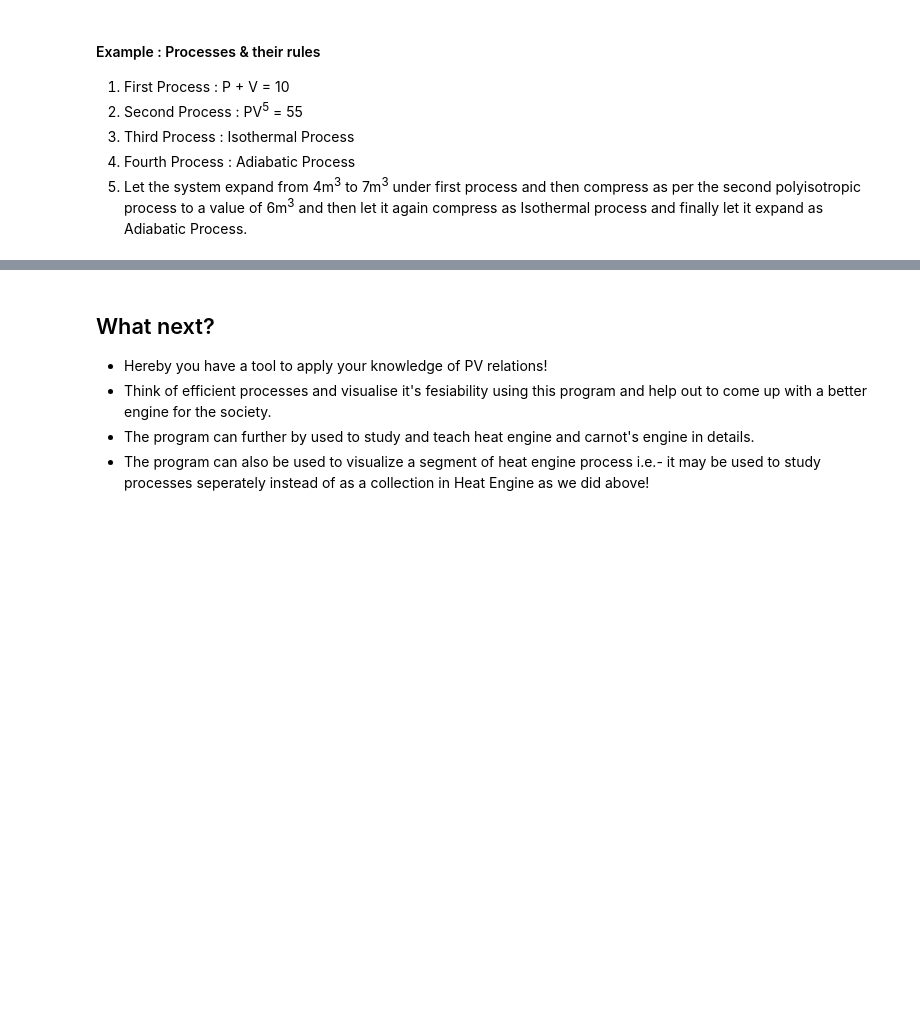
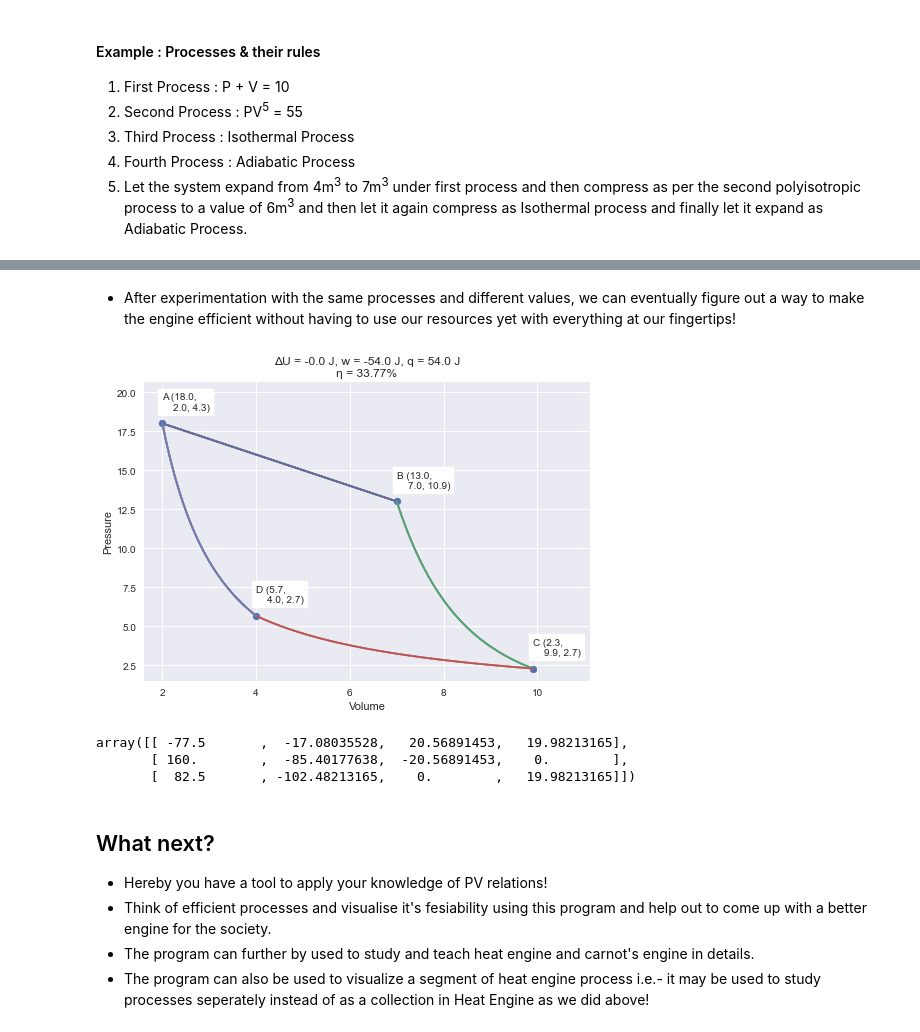
Before and after one commit to dvishal485/heat-engine, a Jupyter notebook: heat_engine.ipynb, the cells around one changed output, grey strips where cells are left out. Cells and saved outputs as stored; diff of their text form; code cells hidden in the pictures; blank space fills up the shorter version.

```diff
--- a/heat_engine.ipynb
+++ b/heat_engine.ipynb
@@ -275,3 +269,33 @@ a.__dict__,b.__dict__,c.__dict__, d.__dict__
+# %% [markdown]
+- After experimentation with the same processes and different values, we can eventually figure out a way to make the engine efficient without having to use our resources yet with everything at our fingertips!
+# %%
+a = StateVariable(volume=2)
+b = StateVariable(volume=7)
+c = StateVariable()
+d = StateVariable(volume=4)
+
+def firstProcess():
+    process = TherodynamicProcess.DefineRulePV(lambda x: 20-x)
+    return process
+def secondProcess():
+    process = TherodynamicProcess.PolyIsotropicProcess(b,c,5,k=55)
+    return process
+def thirdProcess():
+    process = TherodynamicProcess.IsothermalReversible(c,d)
+    return process
+def fourthProcess():
+    process = TherodynamicProcess.AdiabaticReversible(d,a)
+    return process
+
+plotCustomProcess(a,b,c,d)
+# %% [output]
+[figure, added]
+# %%
+np.array([work, heat, energy])
+# %% [output]
+array([[ -77.5       ,  -17.08035528,   20.56891453,   19.98213165],
+       [ 160.        ,  -85.40177638,  -20.56891453,    0.        ],
+       [  82.5       , -102.48213165,    0.        ,   19.98213165]])
 # %% [markdown]
 ## What next?
 - Hereby you have a tool to apply your knowledge of PV relations!
```
Also changed, not shown: parts of 9 cells of this notebook.
